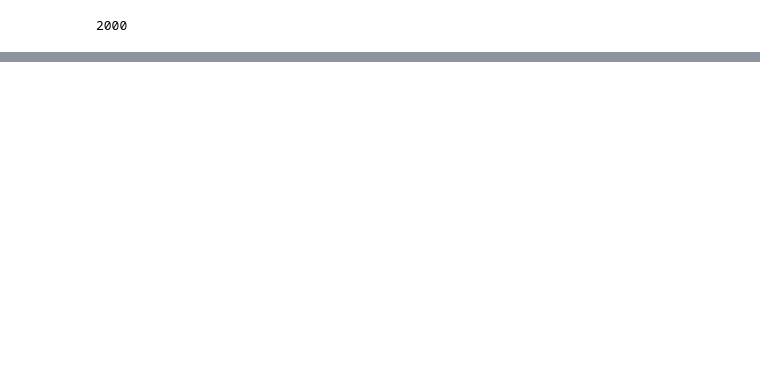
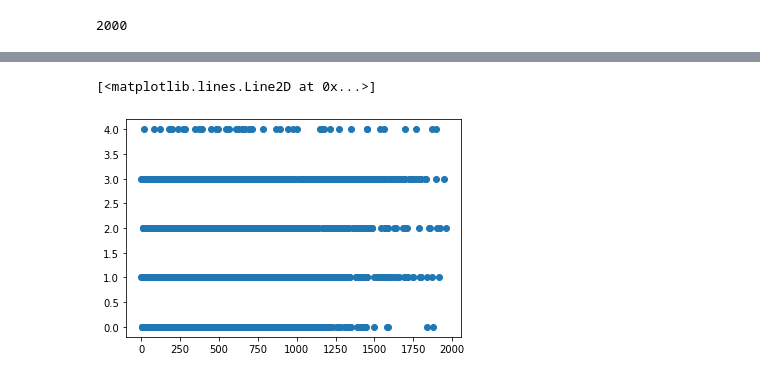
Before and after one commit to eyalnus/ex2, a Jupyter notebook: ex3.ipynb, the cells around one changed output, grey strips where cells are left out. Saved outputs shown, nothing was run; the diff lists cells and outputs as text; code cells hidden in the pictures; blank space fills up the shorter version.

```diff
--- a/ex3.ipynb
+++ b/ex3.ipynb
@@ -169,0 +293,5 @@ array([2, 3, 5, 6, 1, 8, 4, 7])
+# %%
+plt.plot(df["px_height"],df["new_price"],'o')
+# %% [output]
+[<matplotlib.lines.Line2D at 0x...>]
+[figure, added]
```
Also changed, not shown: parts of 17 cells of this notebook.
